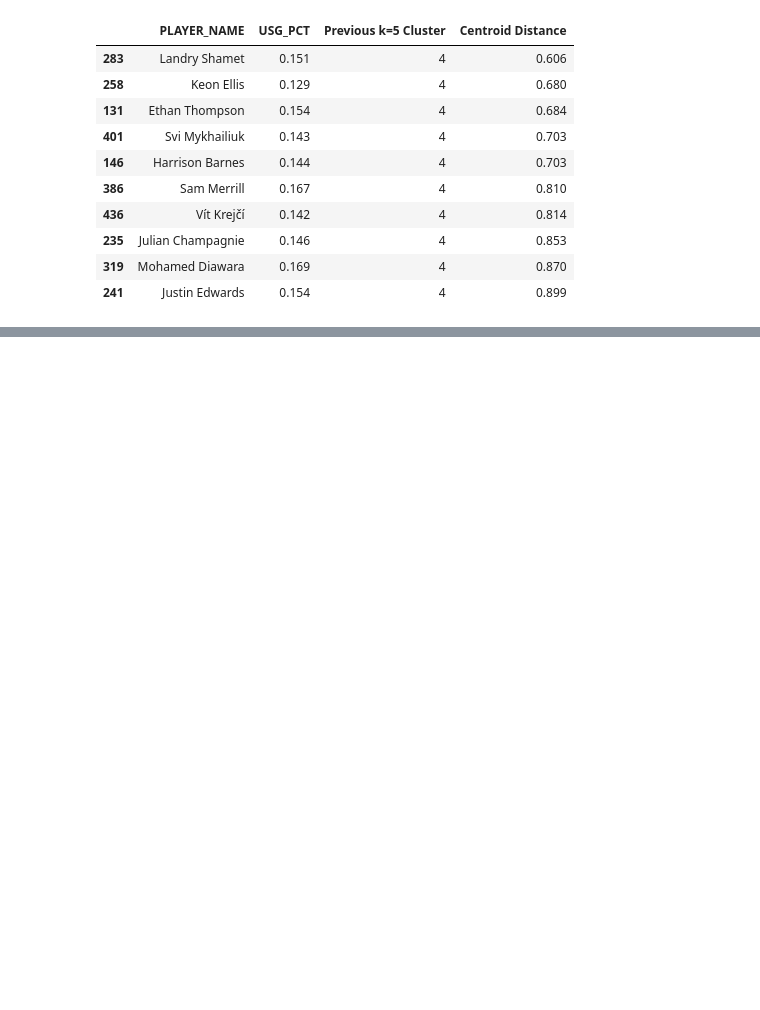
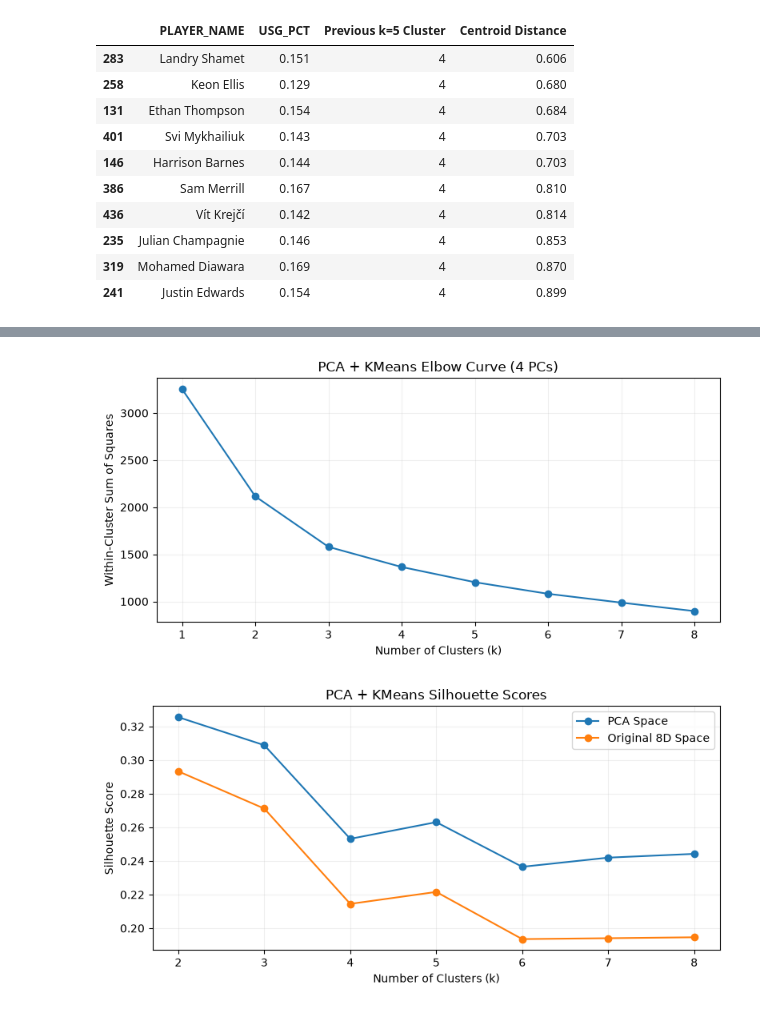
Before and after one commit to alex-abrego/nba-player-archetype-analysis, a Jupyter notebook: notebooks/experiments/offensive_clustering_similarity.ipynb, the cells around one changed output, grey strips where cells are left out. Cells and saved outputs as stored; diff of their text form; code cells hidden in the pictures; blank space fills up the shorter version.

Commit message:
feat: add offensive clustering and similarity baseline model

```diff
--- a/notebooks/experiments/offensive_clustering_similarity.ipynb
+++ b/notebooks/experiments/offensive_clustering_similarity.ipynb
@@ -706,0 +850,53 @@ k=7 Cluster 5
+# %%
+plt.figure(figsize=(8, 4))
+
+plt.plot(
+    pca_results_df["k"],
+    pca_results_df["Inertia"],
+    marker="o",
+)
+
+plt.title("PCA + KMeans Elbow Curve (4 PCs)")
+plt.xlabel("Number of Clusters (k)")
+plt.ylabel("Within-Cluster Sum of Squares")
+plt.xticks(range(1, 9))
+plt.grid(alpha=0.2)
+
+plt.tight_layout()
+plt.show()
+
+
+# PCA + KMeans silhouette scores.
+
+plot_data = pca_results_df[
+    pca_results_df["k"] >= 2
+]
+
+plt.figure(figsize=(8, 4))
+
+plt.plot(
+    plot_data["k"],
+    plot_data["Silhouette PCA"],
+    marker="o",
+    label="PCA Space",
+)
+
+plt.plot(
+    plot_data["k"],
+    plot_data["Silhouette Original"],
+    marker="o",
+    label="Original 8D Space",
+)
+
+plt.title("PCA + KMeans Silhouette Scores")
+plt.xlabel("Number of Clusters (k)")
+plt.ylabel("Silhouette Score")
+plt.xticks(range(2, 9))
+plt.legend()
+plt.grid(alpha=0.2)
+
+plt.tight_layout()
+plt.show()
+# %% [output]
+[figure, added]
+[figure, added]
```
Also changed, not shown: parts of 34 cells of this notebook, 1 other file.
